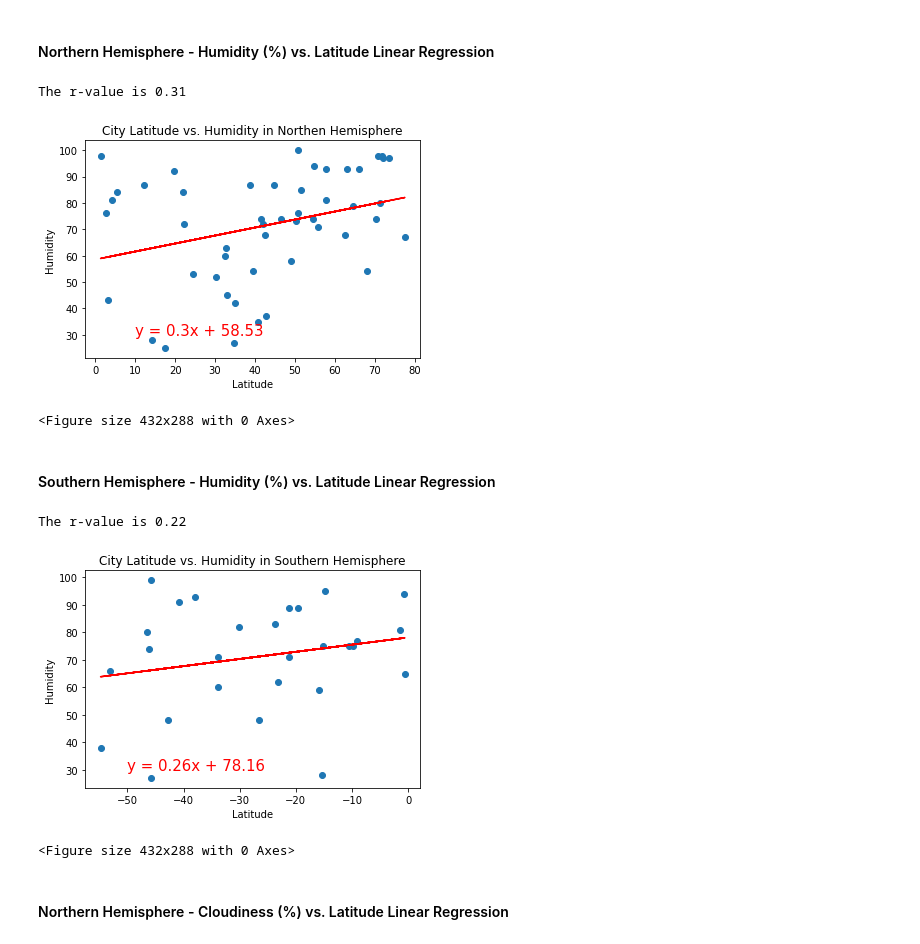
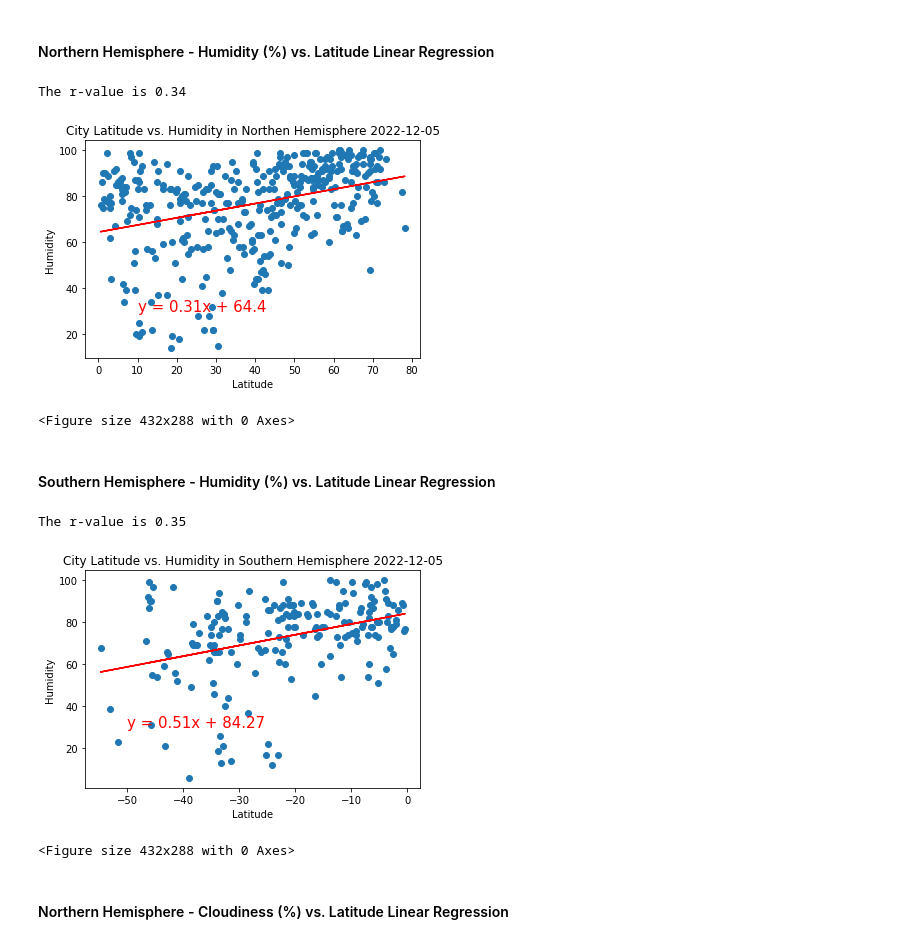
Before and after one commit to IlkayAtes11/Python_API_challenge, a Jupyter notebook: WeatherPy/WeatherPy.ipynb, the cells around one changed output. Saved outputs shown, nothing was run; the diff lists cells and outputs as text; code cells hidden in the pictures.

```diff
--- a/WeatherPy/WeatherPy.ipynb
+++ b/WeatherPy/WeatherPy.ipynb
@@ -37,8 +37,8 @@ lat_lngs = []
 cities = []
 
 # Create a set of random lat and lng combinations
-lats = np.random.uniform(lat_range[0], lat_range[1], size=100)
-lngs = np.random.uniform(lng_range[0], lng_range[1], size=100)
+lats = np.random.uniform(lat_range[0], lat_range[1], size=1500)
+lngs = np.random.uniform(lng_range[0], lng_range[1], size=1500)
 lat_lngs = zip(lats, lngs)
 
 # Identify nearest city for each lat, lng combination
@@ -112,8 +112,8 @@ for index, city in enumerate(cities):
         Country.append(np.nan)
         Cloudiness.append(np.nan)
 
-    if set == 4:
-        break
+    #if set == 10:
+    #   break
 print("------------------------------------------------")
 print("Data Retrieval Complete")
 print("------------------------------------------------")
@@ -294,27 +289,27 @@ The r-value is 0.82
 # %%
 x = north_cities['Lat']
 y = north_cities['Humidity']
 
 correlation = st.pearsonr(x, y)
 (slope, intercept, rvalue, pvalue, stderr) = st.linregress(x,y)
 regress_values = x * slope + intercept
 line_eq = "y = " + str(round(slope,2)) + "x + " + str(round(intercept,2))
 
 plt.scatter(x,y)
 plt.xlabel('Latitude')
 plt.ylabel('Humidity')
 
 plt.plot(x,regress_values, "r-")
 plt.annotate(line_eq,(10,30),fontsize=15,color="red")
-plt.title('City Latitude vs. Humidity in Northen Hemisphere')
+plt.title(f'City Latitude vs. Humidity in Northen Hemisphere {date_time}')
 
 print(f'The r-value is {round(rvalue,2)}')
 
 plt.show()
-plt.savefig('figure_7')
+plt.savefig("../output_data/northern_hemisphere_humidity_lat_lin.png", bbox_inches="tight")
 # %% [output]
-The r-value is 0.31
+The r-value is 0.34
-[figure, old version]
+[figure, new version]
 <Figure size 432x288 with 0 Axes>
 # %% [markdown]
 ####  Southern Hemisphere - Humidity (%) vs. Latitude Linear Regression
@@ -333,15 +328,15 @@ plt.ylabel('Humidity')
 
 plt.plot(x,regress_values, "r-")
 plt.annotate(line_eq,(-50,30),fontsize=15,color="red")
-plt.title('City Latitude vs. Humidity in Southern Hemisphere')
+plt.title(f'City Latitude vs. Humidity in Southern Hemisphere {date_time}')
 
 print(f'The r-value is {round(rvalue,2)}')
 
 plt.show()
-plt.savefig('figure_8')
+plt.savefig("../output_data/southern_hemisphere_humidity_lat_lin.png", bbox_inches="tight")
 # %% [output]
-The r-value is 0.22
+The r-value is 0.35
-[figure, old version]
+[figure, new version]
 <Figure size 432x288 with 0 Axes>
 # %% [markdown]
 ####  Northern Hemisphere - Cloudiness (%) vs. Latitude Linear Regression
```
Also changed, not shown: parts of 13 cells of this notebook, 31 other files.
